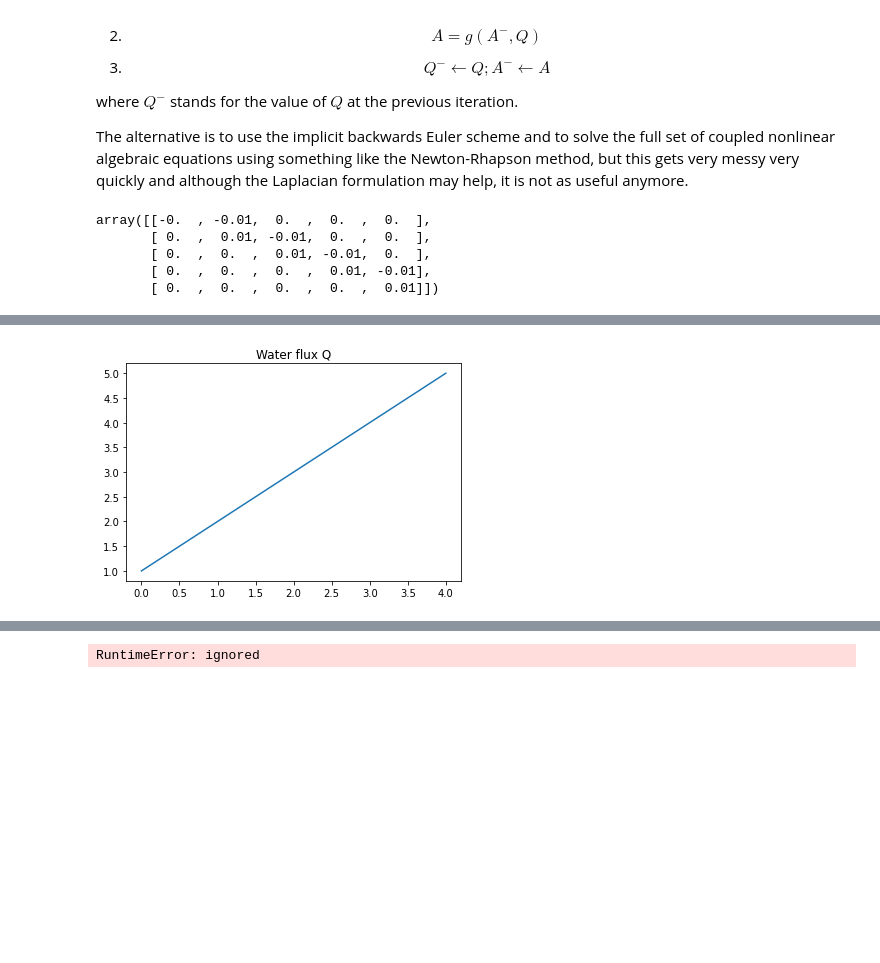
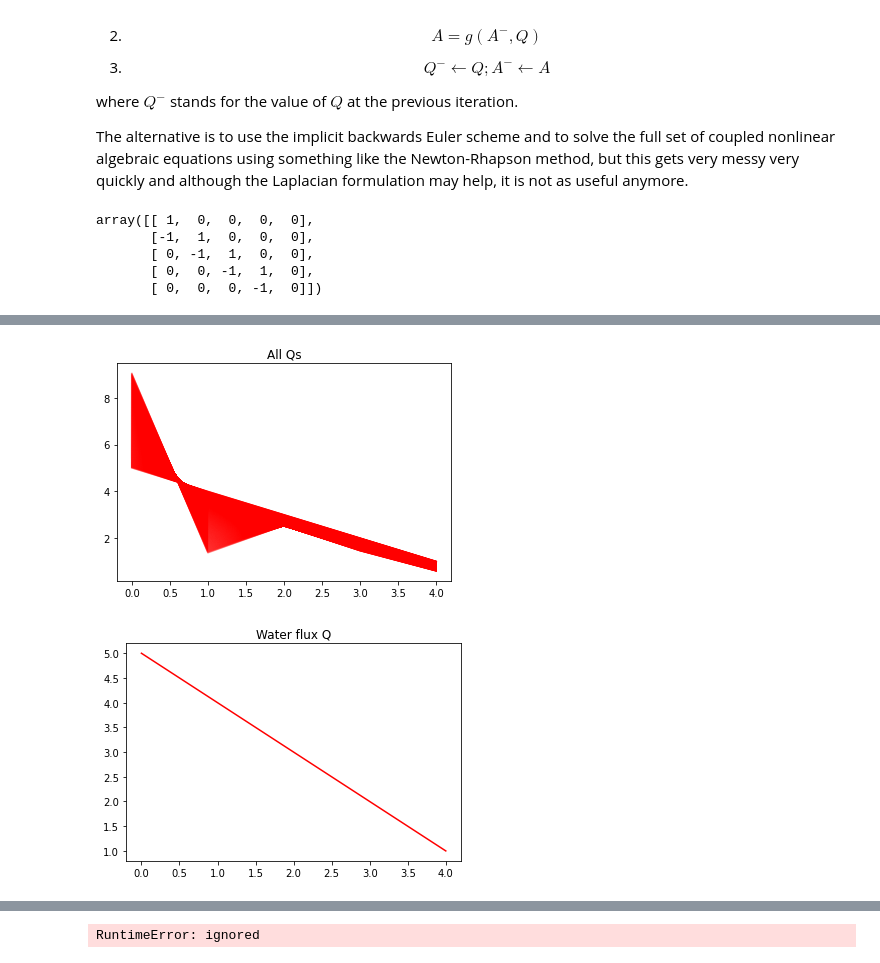
Before and after one commit to Txart/OpenPNM-Examples, a Jupyter notebook: cwl_networks.ipynb, the cells around one changed output, grey strips where cells are left out. Drawn from its saved outputs; the diff is of its cells as text; code cells hidden in the pictures; blank space fills up the shorter version.

```diff
--- a/cwl_networks.ipynb
+++ b/cwl_networks.ipynb
@@ -199,9 +210,10 @@ dt = 1
 time_duration = 1000
 niter = int(time_duration/dt)
 
-a = 1 * np.ones(n_nodes)
+a = 0 * np.ones(n_nodes)
 b = 1 * np.ones(n_nodes)
 if np.all(b < 0):
+    print('All entries of b are negative; changing digraph direction.')
     cnm = cnm.T
 elif np.prod(b <0):
     raise ValueError('Some but not all of bs are negative. Those digarph edge directions should be reversed!')
@@ -389,11 +403,11 @@ where $Q^-$ stands for the value of $Q$ at the previous iteration.
 
 The alternative is to use the implicit backwards Euler scheme and to solve the full set of coupled nonlinear algebraic equations using something like the Newton-Rhapson method, but this gets very messy very quickly and although the Laplacian formulation may help, it is not as useful anymore.
 # %%
-cnm = choose_graph('line').T # Advection is negative
+cnm = choose_graph('line')
 cnm_sim = cnm + cnm.T
 n_nodes = cnm.shape[0]
 L = compute_laplacian_from_adjacency(cnm_sim)
-L_adv = -L_advection(cnm) #Advection is negative
+L_adv = L_advection(cnm)
 
 upstream_bool, downstream_bool = infer_extreme_nodes(cnm_sim)
 
@@ -401,10 +415,11 @@ upstream_bool, downstream_bool = infer_extreme_nodes(cnm_sim)
 B = 7 # (rectangular) canal width in m
 n_manning = 2.
 dx = 100
-dt = 0.1
+dt = 0.05
+niter = 1000
 
 # Q stuff
-Q_ini = np.arange(1,n_nodes+1,1)
+Q_ini = np.arange(1,n_nodes+1,1)[::-1]
 Q_source = np.zeros(n_nodes)
 Q = Q_ini.copy()
 Q_diri_bc_bool = np.array([False]*n_nodes)
@@ -423,7 +438,7 @@ A_neumann_bc_bool = np.array([False]*n_nodes)
 A_neumann_bc_values = 0*A_neumann_bc_bool # General Neumann BC not implemented yet
 A_neumann_bc_upstream = A_neumann_bc_bool * upstream_bool
 A_neumann_bc_downstream = A_neumann_bc_bool * downstream_bool
-#A_diri_bc_bool[-1] = True
+A_diri_bc_bool[0] = True
 A_source = np.zeros(n_nodes)
 
 def diffusion_coeff(A, Q, B, n_manning):
@@ -453,29 +468,38 @@ for t in range(niter):
 
     Q = Q + dt*Q_L_mix @ Q
     A = A + dt*A_L_mix@Q
-# %%
-A_L_mix
-# %% [output]
-array([[-0.  , -0.01,  0.  ,  0.  ,  0.  ],
-       [ 0.  ,  0.01, -0.01,  0.  ,  0.  ],
-       [ 0.  ,  0.  ,  0.01, -0.01,  0.  ],
-       [ 0.  ,  0.  ,  0.  ,  0.01, -0.01],
-       [ 0.  ,  0.  ,  0.  ,  0.  ,  0.01]])
+# %%
+L_adv
+# %% [output]
+array([[ 1,  0,  0,  0,  0],
+       [-1,  1,  0,  0,  0],
+       [ 0, -1,  1,  0,  0],
+       [ 0,  0, -1,  1,  0],
+       [ 0,  0,  0, -1,  0]])
 # %%
+# Plot all Qs
+plt.figure()
+plt.title('All Qs')
+for t in range(niter):
+  plt.plot(Q_sol[t], alpha=0.1, color='red')
+
+
 # Animate Q
+
 figQ, axQ = plt.subplots()
 axQ.set_title("Water flux Q")
 
-lin, = axQ.plot(Q_sol[0], alpha=1.0)
+lin, = axQ.plot(Q_sol[0], alpha=1.0, color='red')
 
 def animate_Q(t):
     lin.set_ydata(Q_sol[t])  # update the data.
     return lin,
 
-aniQ = animation.FuncAnimation(
-figQ, animate_Q)
+duration_in_frames = 100
+aniQ = animation.FuncAnimation(figQ, animate_Q, frames=range(0,niter, int(niter/duration_in_frames)))
 HTML(aniQ.to_html5_video())
 # %% [output]
 [interactive output not drawn]
-[figure, old version]
+[figure, new version]
+[figure, added]
 # %%
```
Also changed, not shown: parts of 13 cells of this notebook.
